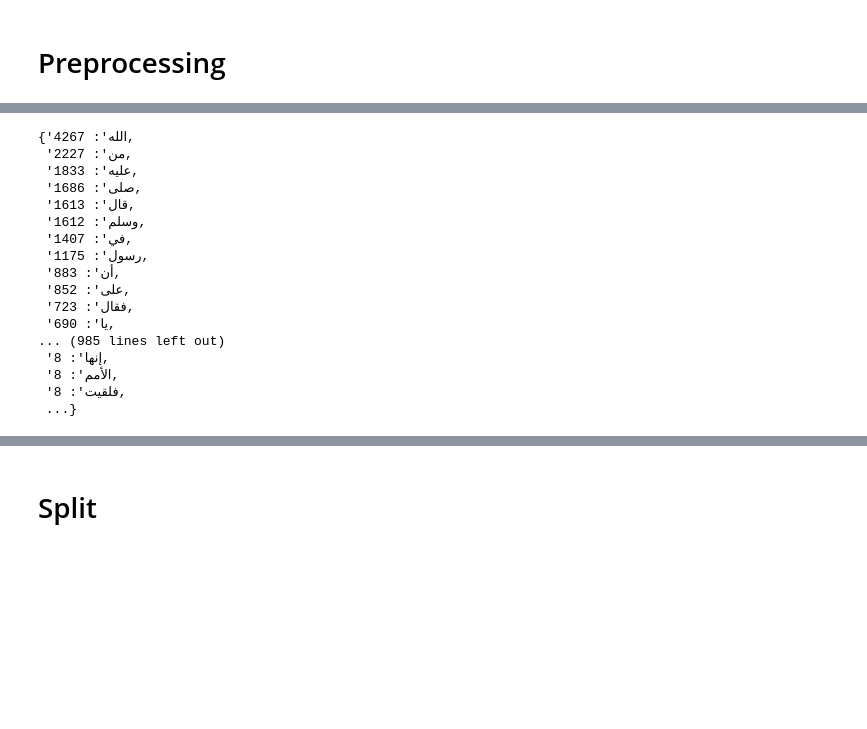
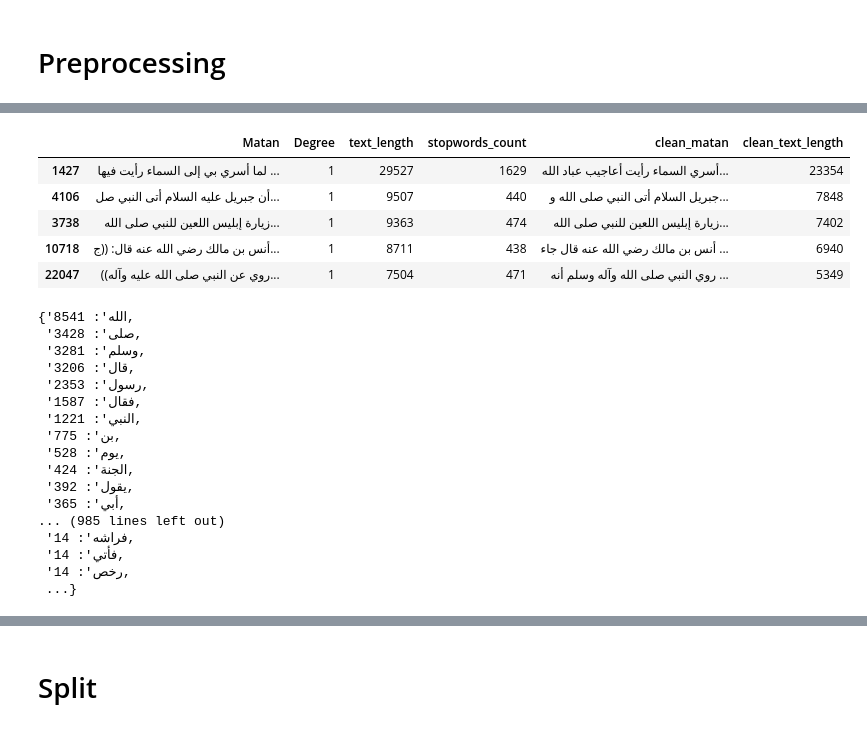
Before and after one commit to MuhammadHelmyOmar/Hadith, a Jupyter notebook: bow_featuring.ipynb, the cells around one changed output, grey strips where cells are left out. Drawn from its saved outputs; the diff is of its cells as text; code cells hidden in the pictures; blank space fills up the shorter version.

```diff
--- a/bow_featuring.ipynb
+++ b/bow_featuring.ipynb
@@ -95,0 +83,11 @@ from sklearn.feature_extraction.text import CountVectorizer
+# %%
+import re
+from collections import defaultdict
+from sklearn.feature_extraction.text import CountVectorizer
+import nltk
+from nltk.tokenize import word_tokenize
+
+nltk.download('punkt')
+nltk.download('punkt_tab')
+nltk.download('stopwords')
+arabic_stopwords = set(nltk.corpus.stopwords.words("arabic"))
@@ -95,0 +101,14 @@ from sklearn.feature_extraction.text import CountVectorizer
+# %%
+sampled_data['text_length'] = sampled_data['Matan'].str.len()
+sampled_data['stopwords_count'] = sampled_data['Matan'].apply(lambda hadith: len([word for word in hadith.split() if word in arabic_stopwords]))
+sampled_data = sampled_data.sort_values(by='text_length',ascending=[0])
+# sampled_data.head()
+# %%
+# Remove stopwords
+def remove_stopwords(text):
+  tokenized_text = word_tokenize(text)
+  text = " ".join([word for word in tokenized_text if word not in arabic_stopwords and len(word)>=2])
+  return text
+# %%
+sampled_data['clean_matan'] = sampled_data['Matan'].apply(lambda hadith: remove_stopwords(hadith))
+sampled_data.head()
@@ -96,7 +122,17 @@ from sklearn.feature_extraction.text import CountVectorizer
+# %%
+sampled_data['clean_text_length'] = sampled_data['clean_matan'].str.len()
+sampled_data.head()
+# %% [output]
+|  | Matan | Degree | text_length | stopwords_count | clean_matan | clean_text_length |
+| 1427 | لما أسري بي إلى السماء رأيت فيها ... | 1 | 29527 | 1629 | أسري السماء رأيت أعاجيب عباد الله... | 23354 |
+| 4106 | أن جبريل عليه السلام أتى النبي صل... | 1 | 9507 | 440 | جبريل السلام أتى النبي صلى الله و... | 7848 |
+| 3738 | زيارة إبليس اللعين للنبي صلى الله... | 1 | 9363 | 474 | زيارة إبليس اللعين للنبي صلى الله... | 7402 |
+| 10718 | أنس بن مالك رضي الله عنه قال: ((ج... | 1 | 8711 | 438 | أنس بن مالك رضي الله عنه قال جاء ... | 6940 |
+| 22047 | ((روي عن النبي صلى الله عليه وآله... | 1 | 7504 | 471 | روي النبي صلى الله وآله وسلم أنه ... | 5349 |
 # %%
 vocab = defaultdict(int)
 
-for hadith in sampled_data['Matan']:
+for hadith in sampled_data['clean_matan']:
     # Use regular expressions to find words composed of alphanumeric characters only
     words = re.findall(r"\b\w+\b", hadith)
     # For each word found, increment its count in the vocab dictionary
@@ -110,22 +146,22 @@ sorted_vocab = dict(sorted(vocab.items(), key=lambda x: x[1], reverse=True))
 # Display the sorted vocabulary with each word and its frequency count
 display(sorted_vocab)
 # %% [output]
-{'الله': 4267,
- 'من': 2227,
- 'عليه': 1833,
- 'صلى': 1686,
- 'قال': 1613,
- 'وسلم': 1612,
- 'في': 1407,
- 'رسول': 1175,
- 'أن': 883,
- 'على': 852,
- 'فقال': 723,
- 'يا': 690,
+{'الله': 8541,
+ 'صلى': 3428,
+ 'وسلم': 3281,
+ 'قال': 3206,
+ 'رسول': 2353,
+ 'فقال': 1587,
+ 'النبي': 1221,
+ 'بن': 775,
+ 'يوم': 528,
+ 'الجنة': 424,
+ 'يقول': 392,
+ 'أبي': 365,
 ... (985 lines left out)
- 'إنها': 8,
- 'الأمم': 8,
- 'فلقيت': 8,
+ 'فراشه': 14,
+ 'فأتي': 14,
+ 'رخص': 14,
  ...}
 # %%
 len(sorted_vocab)
```
Also changed, not shown: parts of 12 cells of this notebook.
